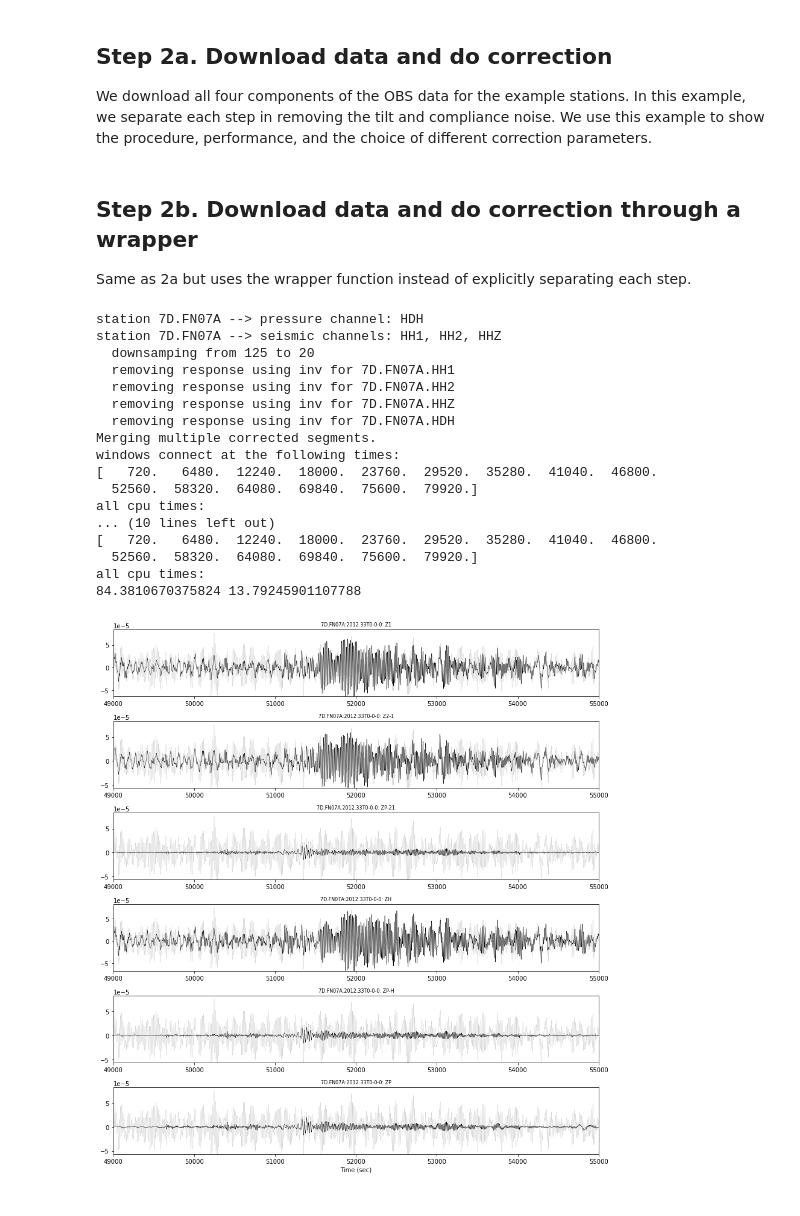
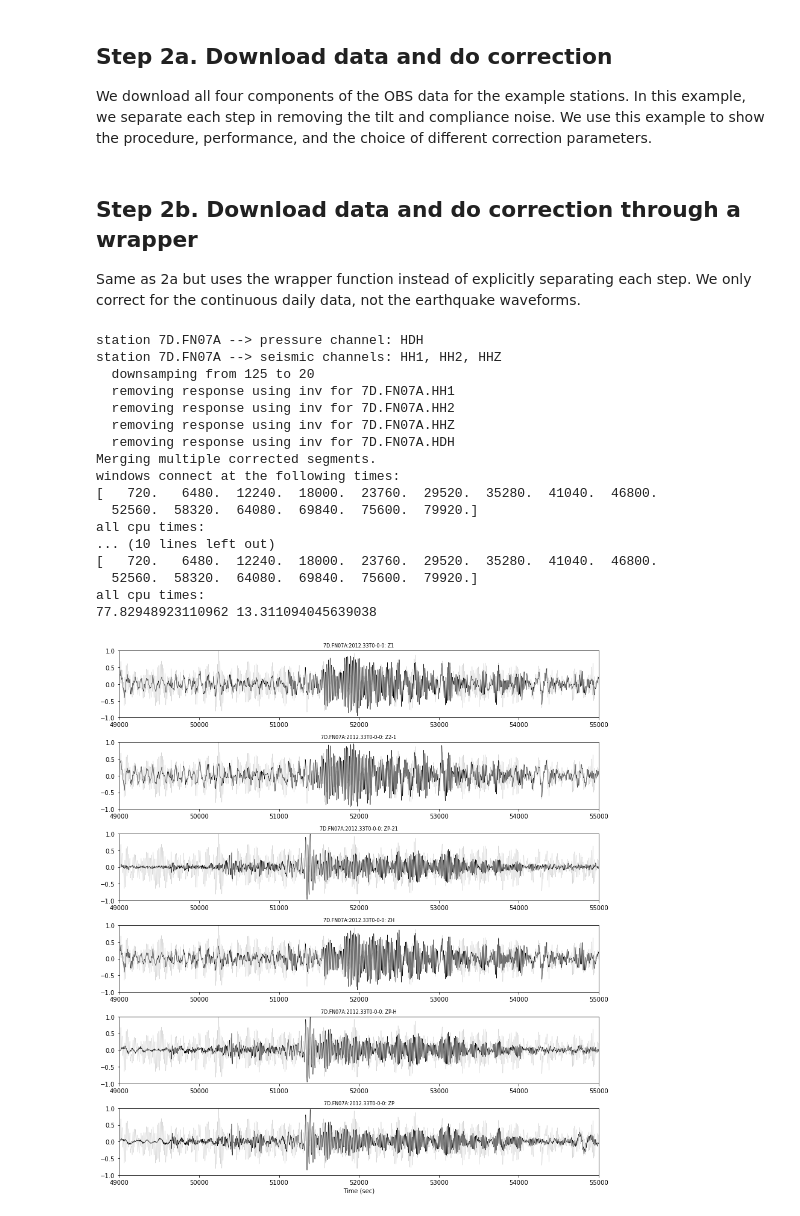
Before and after one commit to xtyangpsp/SeisGo, a Jupyter notebook: notebooks/tcremoval_continuous.ipynb, the cells around one changed output. Drawn from its saved outputs; the diff is of its cells as text; code cells hidden in the pictures.

Commit message:
normalize correction plot as an option

```diff
--- a/notebooks/tcremoval_continuous.ipynb
+++ b/notebooks/tcremoval_continuous.ipynb
@@ -76,7 +76,8 @@ We download all four components of the OBS data for the example stations. In thi
 Loop through stations
 """
 runthisstep=False
-
+correctevent=False #change to True to correct the earthquake waveforms with a relatively short duration.
+normalizecorrectionplot=False
 if runthisstep:
     for ista in stalist:
         t0=time.time()
@@ -107,7 +108,6 @@ if runthisstep:
         """
         d. Get test event data
         """
-        correctevent=False #change to True to correct the earthquake waveforms with a relatively short duration.
         if correctevent:
             evstarttime=obspy.UTCDateTime("2012_02_02_13_00_0")
             evendtime=evstarttime+2*window
@@ -124,12 +124,12 @@ if runthisstep:
             if correctevent:
                 correctdict = obs.docorrection(etr1,etr2,etrZ,etrP,transferfunc,
                                                overlap=overlaps[k],taper=tapers[k])
-                obs.plotcorrection(etrZ,correctdict,freq=[0.005,0.1], xlimit=(2000,9200),
-                                   size=(12,13),save=True,form='png')
+                obs.plotcorrection(etrZ,correctdict,normalize=normalizecorrectionplot,freq=[0.005,0.1],
+                                   xlimit=(2000,9200),size=(12,13),save=True,form='png')
             else:
                 correctdict = obs.docorrection(tr1,tr2,trZ,trP,transferfunc,
                                                overlap=overlaps[k],taper=tapers[k])
-                obs.plotcorrection(trZ,correctdict,freq=[0.005,0.1],
+                obs.plotcorrection(trZ,correctdict,normalize=normalizecorrectionplot,freq=[0.005,0.1],
                                    size=(12,13),save=True,form='png')
             correctdictall.append(correctdict)
 
@@ -155,12 +155,13 @@ if runthisstep:
     #                    outfile=net+"."+ista+"_comparison_"+key+".png",colors=['k','b','r'])
 # %% [markdown]
 ## Step 2b. Download data and do correction through a wrapper
-Same as 2a but uses the wrapper function instead of explicitly separating each step.
+Same as 2a but uses the wrapper function instead of explicitly separating each step. We only correct for the continuous daily data, not the earthquake waveforms.
 # %%
 """
 Loop through stations
 """
 correctdictall=dict()
+normalizecorrectionplot=True
 for ista in stalist:
     t0=time.time()
     """
@@ -178,33 +179,33 @@ for ista in stalist:
 
     correct=obs.TCremoval_wrapper(
         tr1,tr2,trZ,trP,window=window,overlap=overlap,merge_taper=taper,
         qc_freq=[0.004, 0.2],qc_spectra=True,fig_spectra=False,
         save_spectrafig=False,fig_transfunc=False)[2]
     correctdictall[net+"."+ista]=correct
 
-    obs.plotcorrection(trZ,correct,freq=[0.005,0.1],
+    obs.plotcorrection(trZ,correct,normalize=normalizecorrectionplot,,freq=[0.005,0.1],
                        size=(12,13),save=True,form='png',xlimit=[49000,55000])
 
     tb=time.time() - t0 - ta
 
     print('all cpu times:')
     print(ta,tb)
 # %% [output]
 station 7D.FN07A --> pressure channel: HDH
 station 7D.FN07A --> seismic channels: HH1, HH2, HHZ
   downsamping from 125 to 20
   removing response using inv for 7D.FN07A.HH1
   removing response using inv for 7D.FN07A.HH2
   removing response using inv for 7D.FN07A.HHZ
   removing response using inv for 7D.FN07A.HDH
 Merging multiple corrected segments.
 windows connect at the following times:
 [   720.   6480.  12240.  18000.  23760.  29520.  35280.  41040.  46800.
   52560.  58320.  64080.  69840.  75600.  79920.]
 all cpu times:
 ... (10 lines left out)
 [   720.   6480.  12240.  18000.  23760.  29520.  35280.  41040.  46800.
   52560.  58320.  64080.  69840.  75600.  79920.]
 all cpu times:
-84.3810670375824 13.79245901107788
+77.82948923110962 13.311094045639038
-[figure, old version]
+[figure, new version]
```
Also changed, not shown: parts of 1 cell of this notebook, 2 other files.
